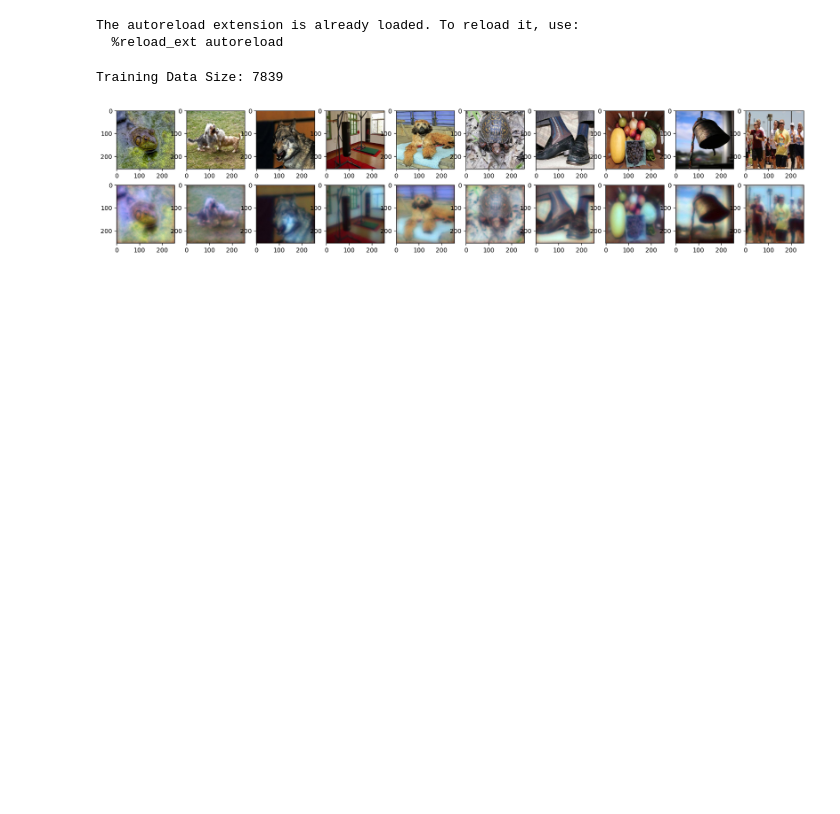
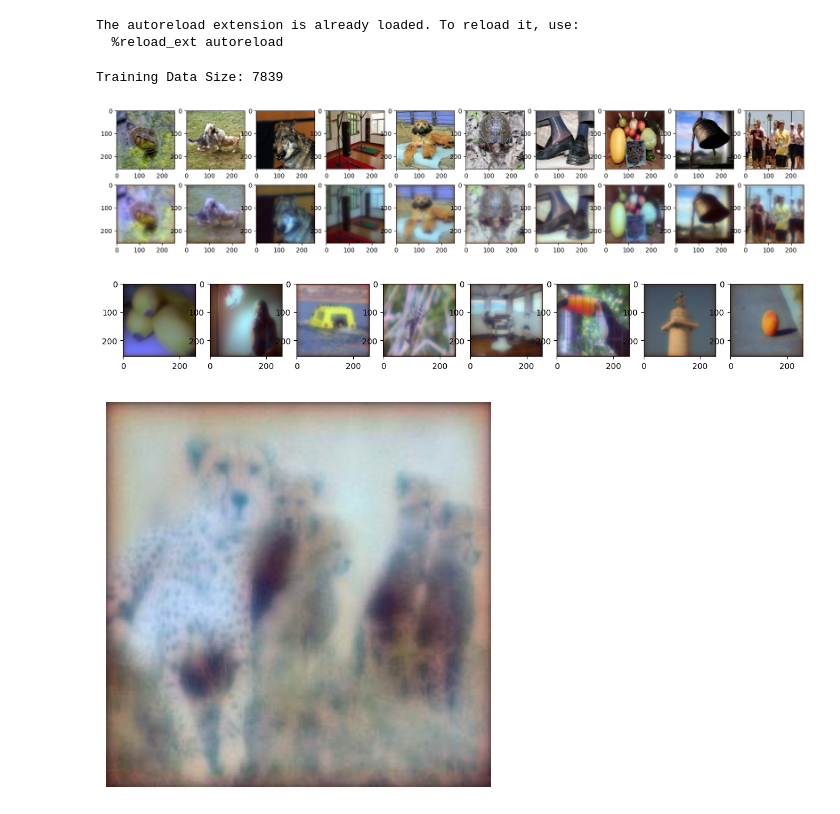
Before and after one commit to JipengSun/NanoArrays, a Jupyter notebook: training.ipynb, the cells around one changed output. Cells and saved outputs as stored; diff of their text form; code cells hidden in the pictures; blank space fills up the shorter version.

```diff
--- a/training.ipynb
+++ b/training.ipynb
@@ -17,20 +24,32 @@ for ds_type in ['train','val','test']:
     dataset_dict[ds_type]['path'] = dataset_path + ds_type + '/'
     filepath_all_gt = glob.glob(dataset_dict[ds_type]['path']+'/groundtruth/*')
     filepath_all_blur = glob.glob(dataset_dict[ds_type]['path']+'/input/*')
-    dataset_dict[ds_type]['dataloader'] = ds.NanoDataset(filepath_all_gt,filepath_all_blur)
+    dataset_dict[ds_type]['dataset'] = ds.NanoDataset(filepath_all_gt,filepath_all_blur,transform=ds.ToTensor())
 
-print('Training Data Size:',len(dataset_dict['train']['dataloader']))
+dataset_train = dataset_dict['train']['dataset']
+dataset_test = dataset_dict['test']['dataset']
+
+dataloader_train = DataLoader(dataset_train, batch_size=8, shuffle=True, num_workers=1)
+dataloader_train = DataLoader(dataset_test, batch_size=8, shuffle=True, num_workers=1)
+
+print('Training Data Size:',len(dataset_train))
 
 num_show = 10
 plt.figure(figsize=(2*num_show,4))
 plt.axis('off')
 for idx in range(num_show):
     plt.subplot(2,num_show,idx+1)
-    image = dataset_dict['train']['dataloader'][idx]['gt']
+    image = dataset_train[idx]['gt'].detach().cpu().numpy()
     plt.imshow(image)
     plt.subplot(2,num_show,idx+1+num_show)
-    image = dataset_dict['train']['dataloader'][idx]['blur']
+    image = dataset_train[idx]['blur'].detach().cpu().numpy()
     plt.imshow(image)
 # %% [output]
 Training Data Size: 7839
 [figure]
+# %%
+show_tensor_image(next(iter(dataloader_train))['blur'])
+show_tensor_first_image(next(iter(dataloader_train))['blur'])
+# %% [output]
+[figure, added]
+[figure, added]
```
Also changed, not shown: parts of 5 cells of this notebook, 2 other files.
